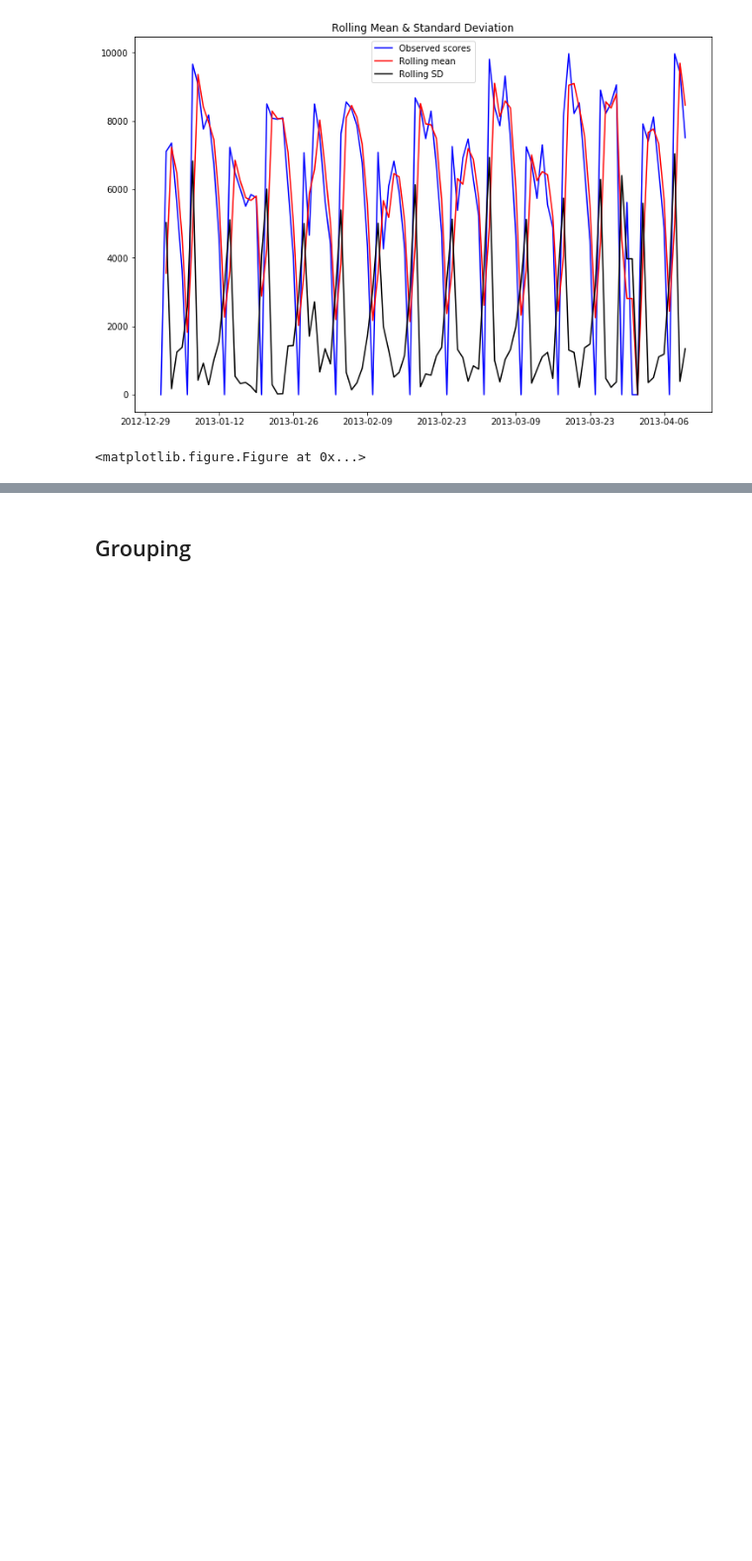
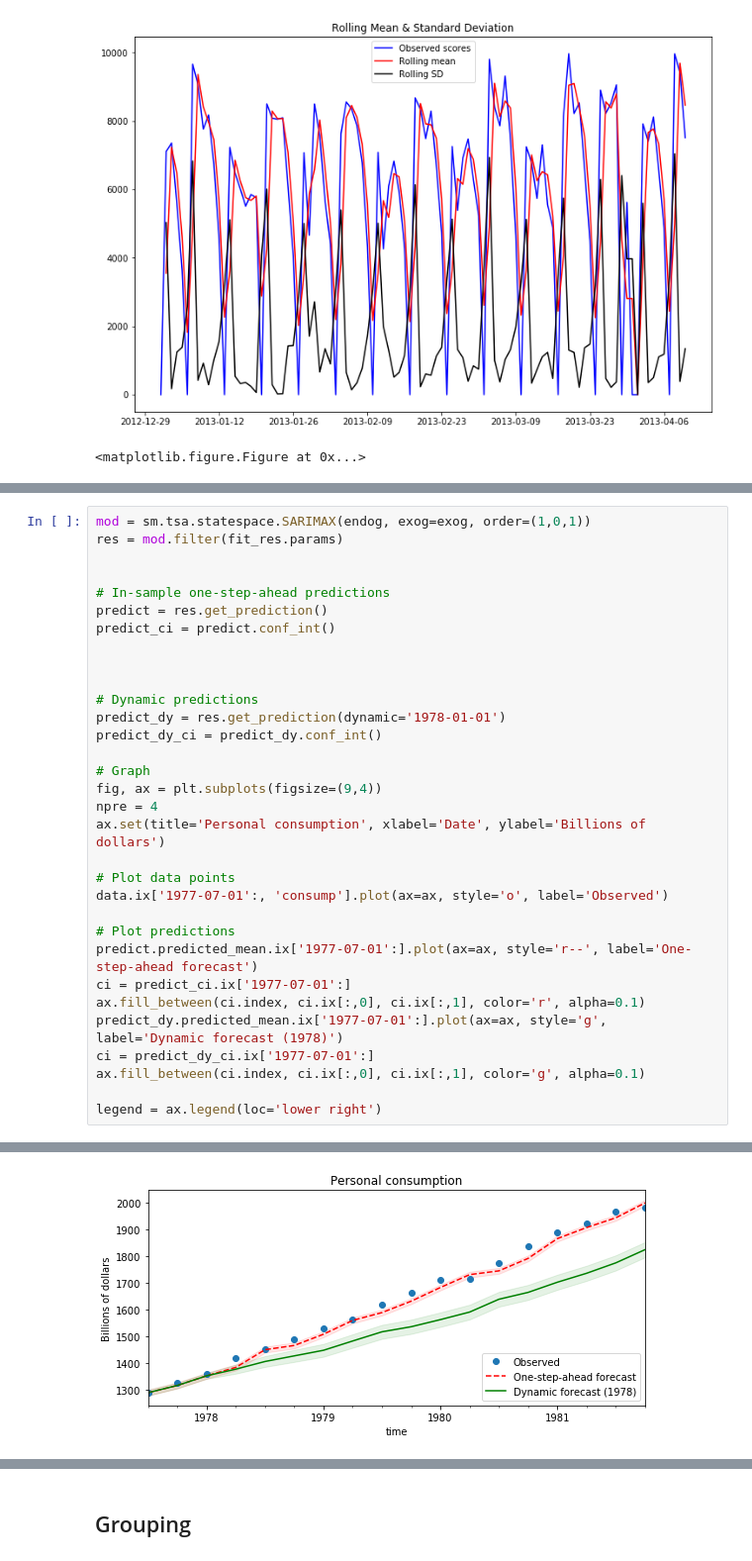
Before and after one commit to jtang145/machine-learning-courses, a Jupyter notebook: graduation_project/play_ground.ipynb, the cells around one changed output, grey strips where cells are left out. Shown at 99% size. Saved outputs shown, nothing was run; the diff lists cells and outputs as text; blank space fills up the shorter version.

```diff
--- a/graduation_project/play_ground.ipynb
+++ b/graduation_project/play_ground.ipynb
@@ -334,0 +446,33 @@ ValueError: noverlap must be less than nperseg.
+# %%
+mod = sm.tsa.statespace.SARIMAX(endog, exog=exog, order=(1,0,1))
+res = mod.filter(fit_res.params)
+
+
+# In-sample one-step-ahead predictions
+predict = res.get_prediction()
+predict_ci = predict.conf_int()
+
+
+
+# Dynamic predictions
+predict_dy = res.get_prediction(dynamic='1978-01-01')
+predict_dy_ci = predict_dy.conf_int()
+
+# Graph
+fig, ax = plt.subplots(figsize=(9,4))
+npre = 4
+ax.set(title='Personal consumption', xlabel='Date', ylabel='Billions of dollars')
+
+# Plot data points
+data.ix['1977-07-01':, 'consump'].plot(ax=ax, style='o', label='Observed')
+
+# Plot predictions
+predict.predicted_mean.ix['1977-07-01':].plot(ax=ax, style='r--', label='One-step-ahead forecast')
+ci = predict_ci.ix['1977-07-01':]
+ax.fill_between(ci.index, ci.ix[:,0], ci.ix[:,1], color='r', alpha=0.1)
+predict_dy.predicted_mean.ix['1977-07-01':].plot(ax=ax, style='g', label='Dynamic forecast (1978)')
+ci = predict_dy_ci.ix['1977-07-01':]
+ax.fill_between(ci.index, ci.ix[:,0], ci.ix[:,1], color='g', alpha=0.1)
+
+legend = ax.legend(loc='lower right')
+# %% [output]
@@ -334,0 +496 @@ ValueError: noverlap must be less than nperseg.
+[figure, added]
```
Also changed, not shown: parts of 8 cells of this notebook, 1 other file.
